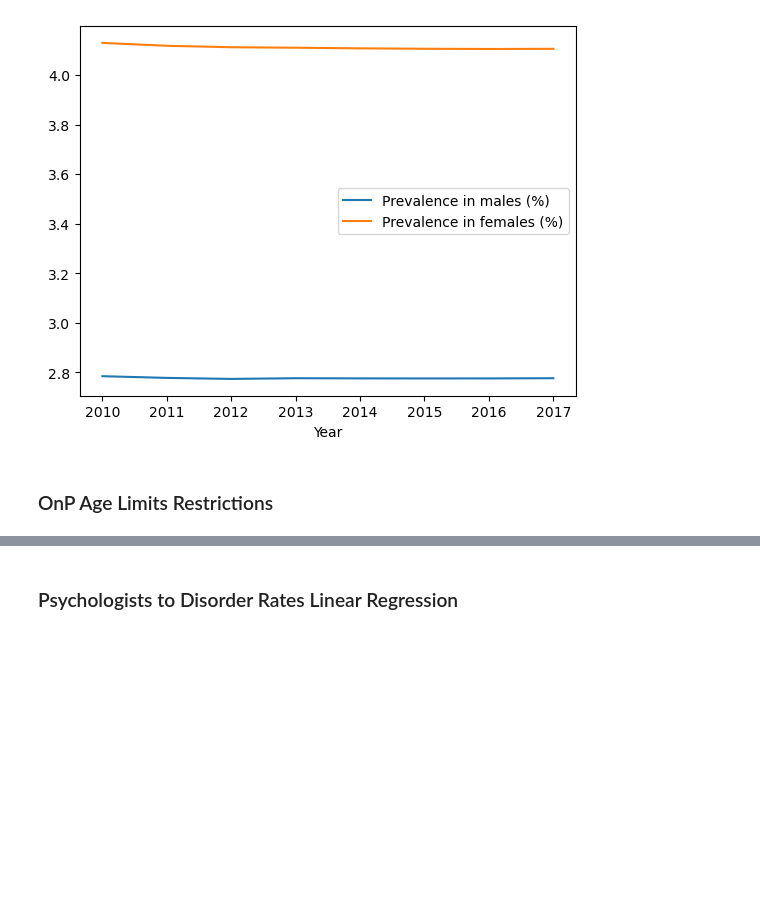
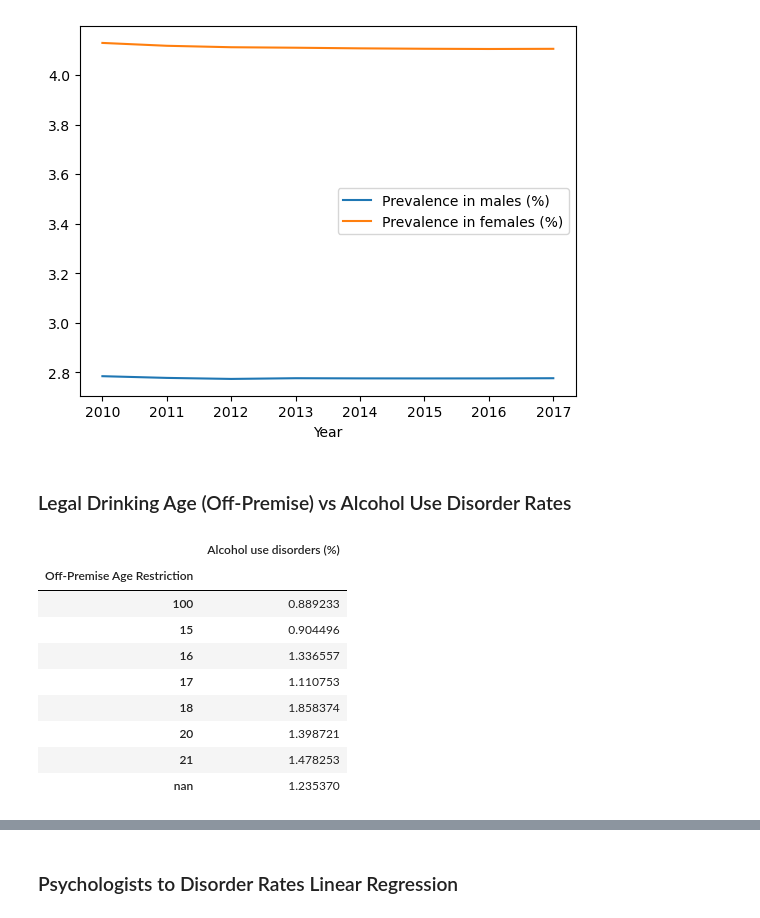
Before and after one commit to AaronCMC/Project_1, a Jupyter notebook: AaronCMC/ACMC Test.ipynb, the cells around one changed output, grey strips where cells are left out. Cells and saved outputs as stored; diff of their text form; code cells hidden in the pictures; blank space fills up the shorter version.

```diff
--- a/AaronCMC/ACMC Test.ipynb
+++ b/AaronCMC/ACMC Test.ipynb
@@ -1364,5 +1376,29 @@ Gender_Depression.plot(kind='line')
 # %% [output]
 <Axes: xlabel='Year'>
 [figure]
-# %% [markdown]
-### OnP Age Limits Restrictions
+# %% [markdown]
+### Legal Drinking Age (Off-Premise) vs Alcohol Use Disorder Rates
+# %%
+OffP_Age_df['Off-Premise Age Restriction'] = OffP_Age_df['Off-Premise Age Restriction'].replace({'No data': 'nan', 'Subnational': 'nan', 'Total ban': '100'})
+OffP_Age_df = OffP_Age_df[OffP_Age_df['Off-Premise Age Restriction'].str.strip() != '']
+
+Off_Age_df = OffP_Age_df.dropna()
+# %%
+Micro_OffPAge = pd.merge(Off_Age_df, Macro_Disorder_df[['Country Name', 'Year', 'Alcohol use disorders (%)']], on=['Country Name', 'Year'], how='inner')
+#Micro_OffPAge['Off-Premise Age Restriction'] = Micro_OffPAge['Off-Premise Age Restriction'].astype(float)
+Micro_OffAge = Micro_OffPAge[['Year', 'Alcohol Type', 'Off-Premise Age Restriction', 'Alcohol use disorders (%)']]
+# %%
+Micro_BeerAge = Micro_OffAge.loc[Micro_OffAge['Alcohol Type'] == 'Beer']
+Micro_BeerAge = Micro_BeerAge[['Off-Premise Age Restriction', 'Alcohol use disorders (%)']].groupby("Off-Premise Age Restriction").mean()
+Micro_BeerAge
+# %% [output]
+|  | Alcohol use disorders (%) |
+| Off-Premise Age Restriction |  |
+| 100 | 0.889233 |
+| 15 | 0.904496 |
+| 16 | 1.336557 |
+| 17 | 1.110753 |
+| 18 | 1.858374 |
+| 20 | 1.398721 |
+| 21 | 1.478253 |
+| nan | 1.235370 |
```
Also changed, not shown: parts of 5 cells of this notebook.
